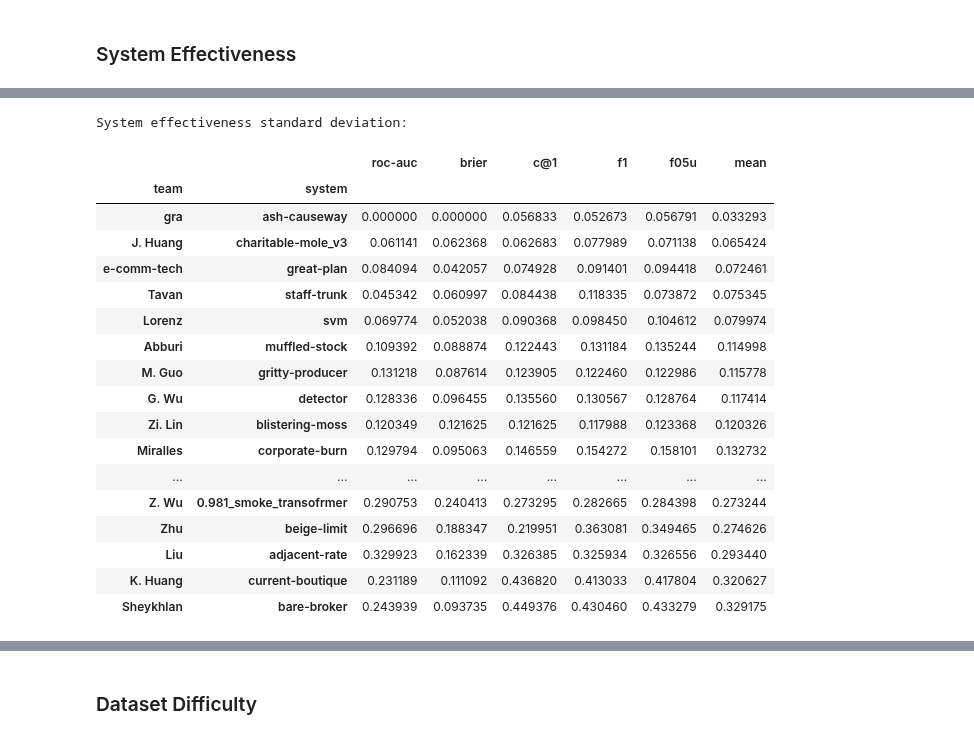
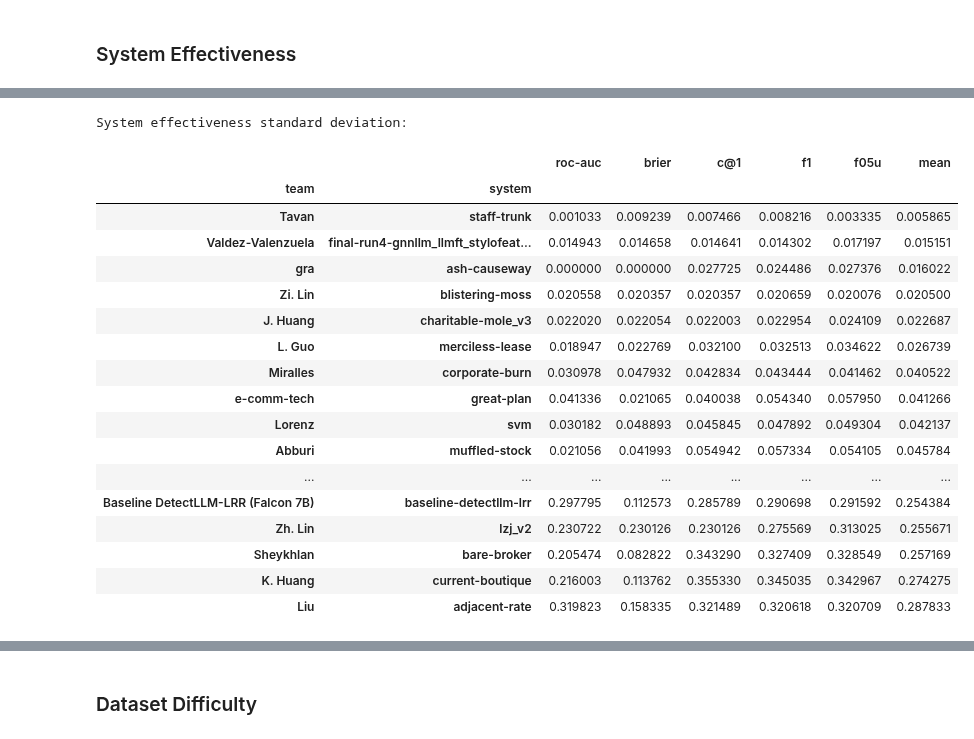
Before and after one commit to pan-webis-de/pan24-generative-ai-authorship-verification, a Jupyter notebook: pan24_task_eval/pan24-generative-authorship-evaluation.ipynb, the cells around one changed output, grey strips where cells are left out. Saved outputs shown, nothing was run; the diff lists cells and outputs as text; code cells hidden in the pictures.

```diff
--- a/pan24_task_eval/pan24-generative-authorship-evaluation.ipynb
+++ b/pan24_task_eval/pan24-generative-authorship-evaluation.ipynb
@@ -395,25 +395,25 @@ System effectiveness (uncorrected):
 | G. Wu | detector | 0.556914 | 0.634686 | 0.476957 | 0.431029 | 0.446000 | 0.509143 |
 # %%
-df_system_std = df.groupby(['team', 'system']).std().sort_values('mean')
+df_system_std = df.query('category == "main"').groupby(['team', 'system']).std().sort_values('mean')
 print('System effectiveness standard deviation:')
 df_system_std
 # %% [output]
 System effectiveness standard deviation:
 |  |  | roc-auc | brier | c@1 | f1 | f05u | mean |
 | team | system |  |  |  |  |  |  |
-| gra | ash-causeway | 0.000000 | 0.000000 | 0.056833 | 0.052673 | 0.056791 | 0.033293 |
-| J. Huang | charitable-mole_v3 | 0.061141 | 0.062368 | 0.062683 | 0.077989 | 0.071138 | 0.065424 |
-| e-comm-tech | great-plan | 0.084094 | 0.042057 | 0.074928 | 0.091401 | 0.094418 | 0.072461 |
-| Tavan | staff-trunk | 0.045342 | 0.060997 | 0.084438 | 0.118335 | 0.073872 | 0.075345 |
-| Lorenz | svm | 0.069774 | 0.052038 | 0.090368 | 0.098450 | 0.104612 | 0.079974 |
-| Abburi | muffled-stock | 0.109392 | 0.088874 | 0.122443 | 0.131184 | 0.135244 | 0.114998 |
-| M. Guo | gritty-producer | 0.131218 | 0.087614 | 0.123905 | 0.122460 | 0.122986 | 0.115778 |
-| G. Wu | detector | 0.128336 | 0.096455 | 0.135560 | 0.130567 | 0.128764 | 0.117414 |
-| Zi. Lin | blistering-moss | 0.120349 | 0.121625 | 0.121625 | 0.117988 | 0.123368 | 0.120326 |
-| Miralles | corporate-burn | 0.129794 | 0.095063 | 0.146559 | 0.154272 | 0.158101 | 0.132732 |
+| Tavan | staff-trunk | 0.001033 | 0.009239 | 0.007466 | 0.008216 | 0.003335 | 0.005865 |
+| Valdez-Valenzuela | final-run4-gnnllm_llmft_stylofeat... | 0.014943 | 0.014658 | 0.014641 | 0.014302 | 0.017197 | 0.015151 |
+| gra | ash-causeway | 0.000000 | 0.000000 | 0.027725 | 0.024486 | 0.027376 | 0.016022 |
+| Zi. Lin | blistering-moss | 0.020558 | 0.020357 | 0.020357 | 0.020659 | 0.020076 | 0.020500 |
+| J. Huang | charitable-mole_v3 | 0.022020 | 0.022054 | 0.022003 | 0.022954 | 0.024109 | 0.022687 |
+| L. Guo | merciless-lease | 0.018947 | 0.022769 | 0.032100 | 0.032513 | 0.034622 | 0.026739 |
+| Miralles | corporate-burn | 0.030978 | 0.047932 | 0.042834 | 0.043444 | 0.041462 | 0.040522 |
+| e-comm-tech | great-plan | 0.041336 | 0.021065 | 0.040038 | 0.054340 | 0.057950 | 0.041266 |
+| Lorenz | svm | 0.030182 | 0.048893 | 0.045845 | 0.047892 | 0.049304 | 0.042137 |
+| Abburi | muffled-stock | 0.021056 | 0.041993 | 0.054942 | 0.057334 | 0.054105 | 0.045784 |
 | ... | ... | ... | ... | ... | ... | ... | ... |
-| Z. Wu | 0.981_smoke_transofrmer | 0.290753 | 0.240413 | 0.273295 | 0.282665 | 0.284398 | 0.273244 |
-| Zhu | beige-limit | 0.296696 | 0.188347 | 0.219951 | 0.363081 | 0.349465 | 0.274626 |
-| Liu | adjacent-rate | 0.329923 | 0.162339 | 0.326385 | 0.325934 | 0.326556 | 0.293440 |
-| K. Huang | current-boutique | 0.231189 | 0.111092 | 0.436820 | 0.413033 | 0.417804 | 0.320627 |
-| Sheykhlan | bare-broker | 0.243939 | 0.093735 | 0.449376 | 0.430460 | 0.433279 | 0.329175 |
+| Baseline DetectLLM-LRR (Falcon 7B) | baseline-detectllm-lrr | 0.297795 | 0.112573 | 0.285789 | 0.290698 | 0.291592 | 0.254384 |
+| Zh. Lin | lzj_v2 | 0.230722 | 0.230126 | 0.230126 | 0.275569 | 0.313025 | 0.255671 |
+| Sheykhlan | bare-broker | 0.205474 | 0.082822 | 0.343290 | 0.327409 | 0.328549 | 0.257169 |
+| K. Huang | current-boutique | 0.216003 | 0.113762 | 0.355330 | 0.345035 | 0.342967 | 0.274275 |
+| Liu | adjacent-rate | 0.319823 | 0.158335 | 0.321489 | 0.320618 | 0.320709 | 0.287833 |
```
Also changed, not shown: parts of 15 cells of this notebook.
